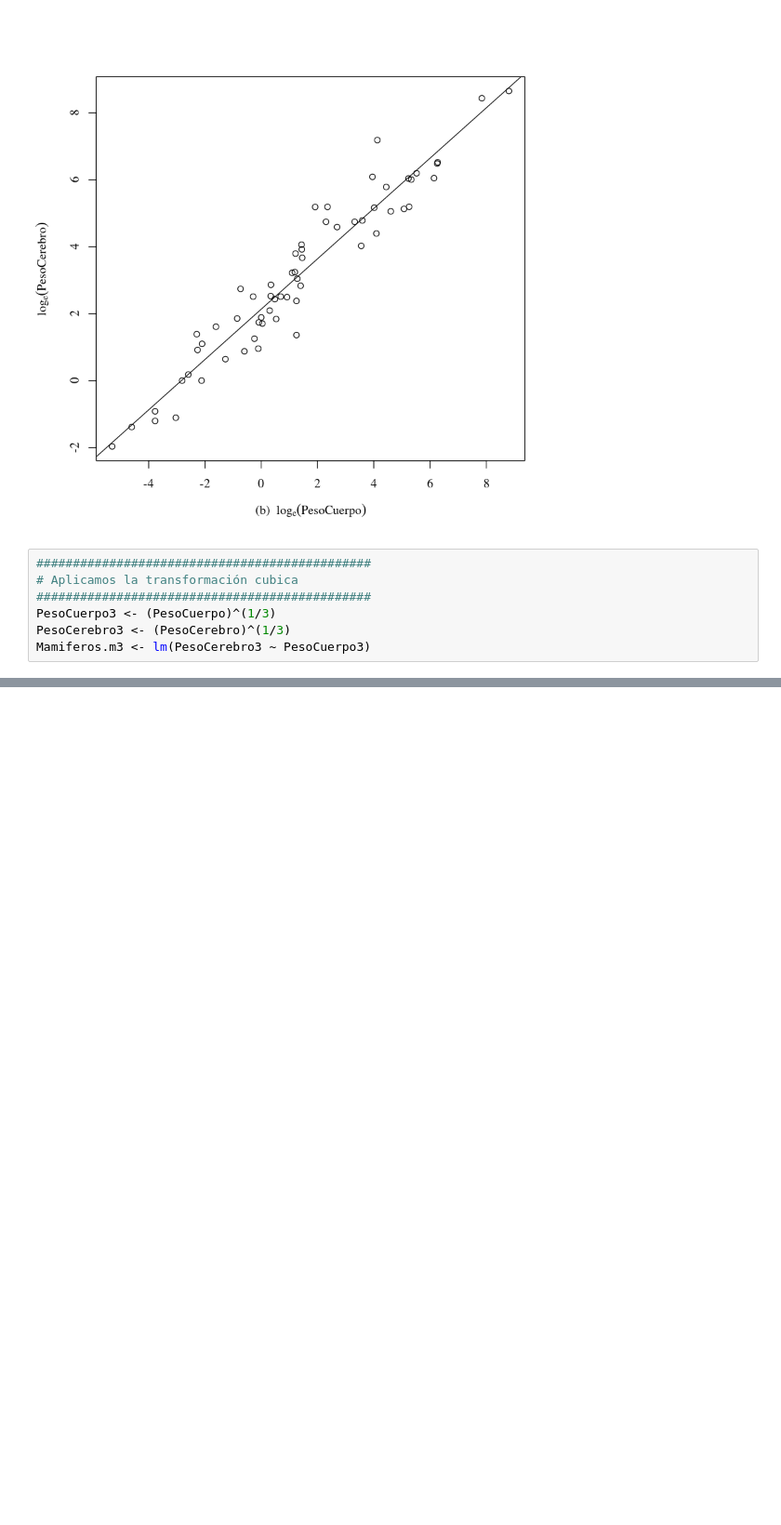
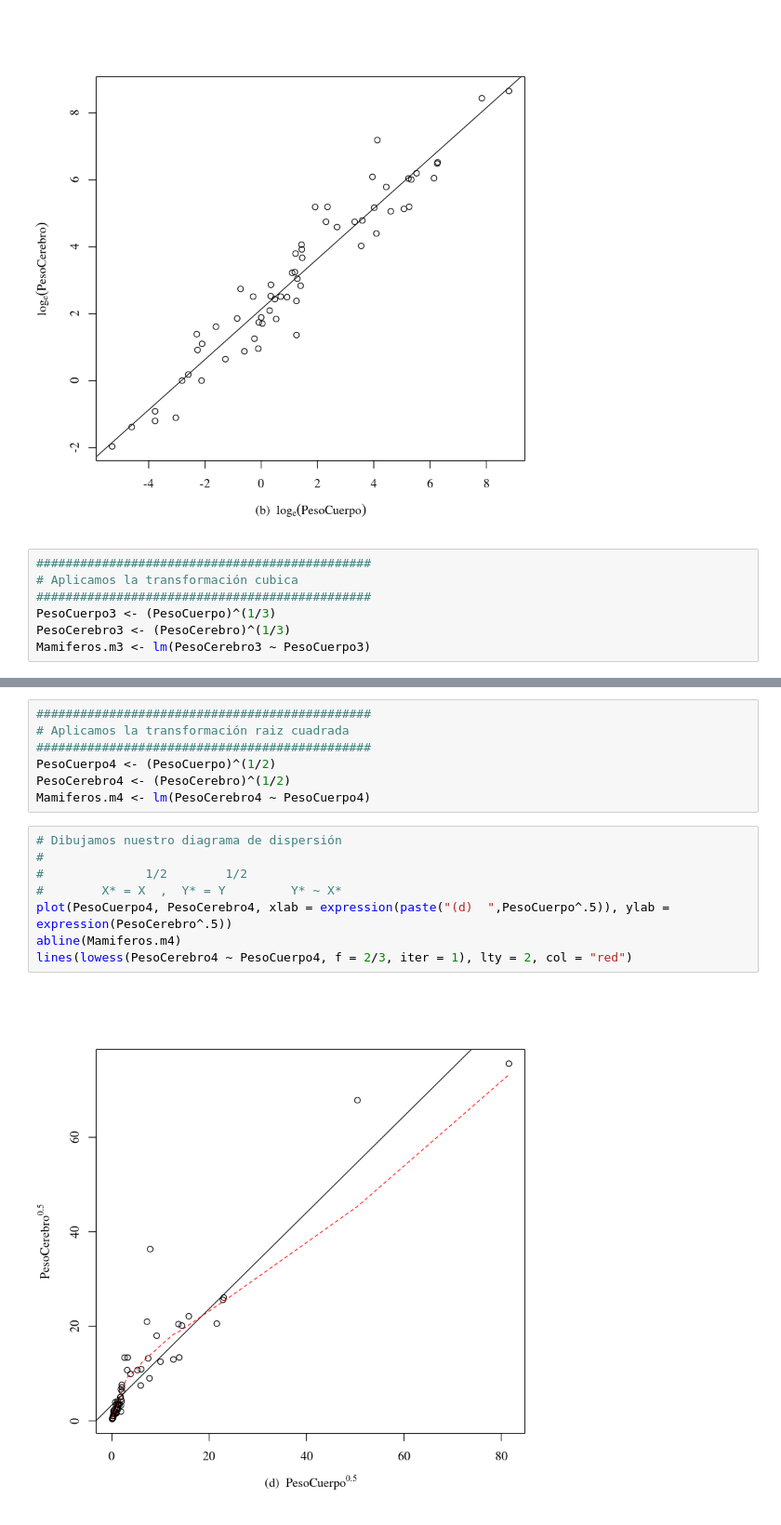
Before and after one commit to jgomezz/MsEstadAplic_MetodosEstadisticos, a Jupyter notebook: RegresionAplicada-10-Transformacion.ipynb, the cells around one changed output, grey strips where cells are left out. Shown: that part at 93% size. Cells and saved outputs as stored; diff of their text form; blank space fills up the shorter version.

```diff
--- a/RegresionAplicada-10-Transformacion.ipynb
+++ b/RegresionAplicada-10-Transformacion.ipynb
@@ -82,3 +86,20 @@ abline(Mamiferos.m3)
 lines(lowess(PesoCerebro3 ~ PesoCuerpo3, f = 2/3, iter = 1), lty = 2, col = "red")
 # %% [output]
 [figure]
+# %%
+##############################################
+# Aplicamos la transformación raiz cuadrada
+##############################################
+PesoCuerpo4 <- (PesoCuerpo)^(1/2)
+PesoCerebro4 <- (PesoCerebro)^(1/2)
+Mamiferos.m4 <- lm(PesoCerebro4 ~ PesoCuerpo4)
+# %%
+# Dibujamos nuestro diagrama de dispersión
+#
+#              1/2        1/2
+#        X* = X  ,  Y* = Y         Y* ~ X*
+plot(PesoCuerpo4, PesoCerebro4, xlab = expression(paste("(d)  ",PesoCuerpo^.5)), ylab = expression(PesoCerebro^.5))
+abline(Mamiferos.m4)
+lines(lowess(PesoCerebro4 ~ PesoCuerpo4, f = 2/3, iter = 1), lty = 2, col = "red")
+# %% [output]
+[figure, added]
```
Also changed, not shown: parts of 2 cells of this notebook.
